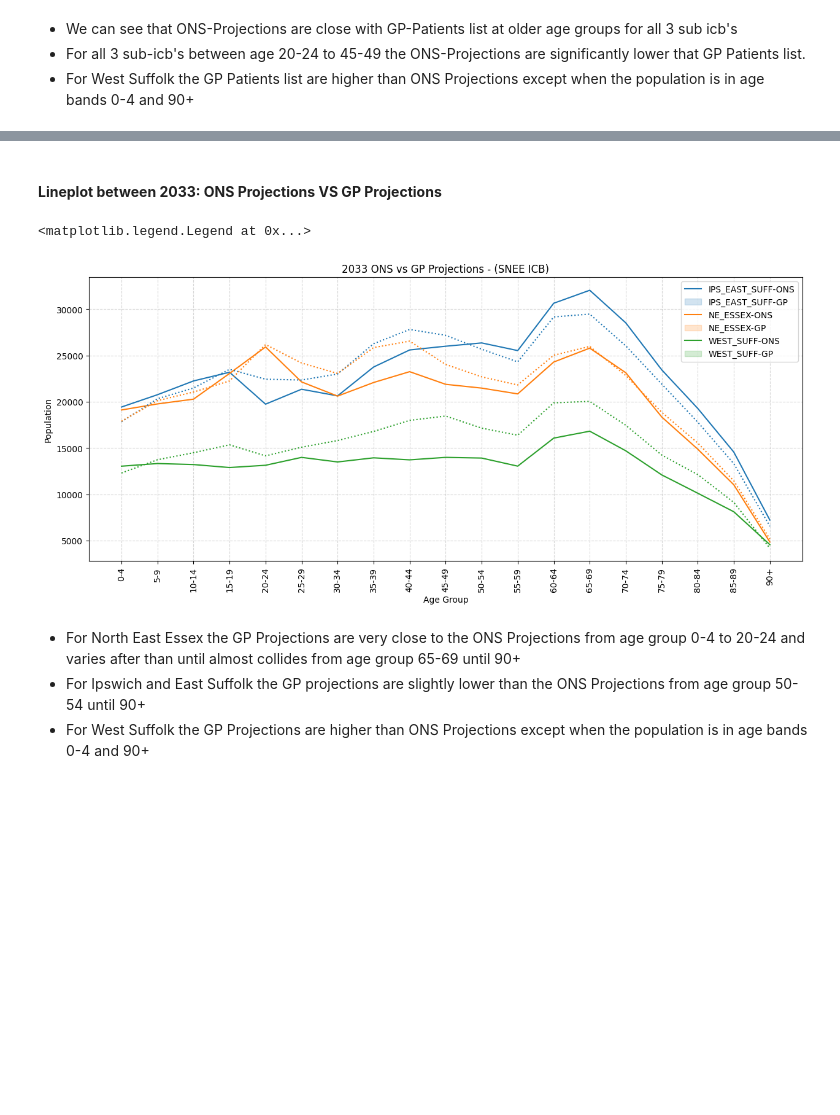
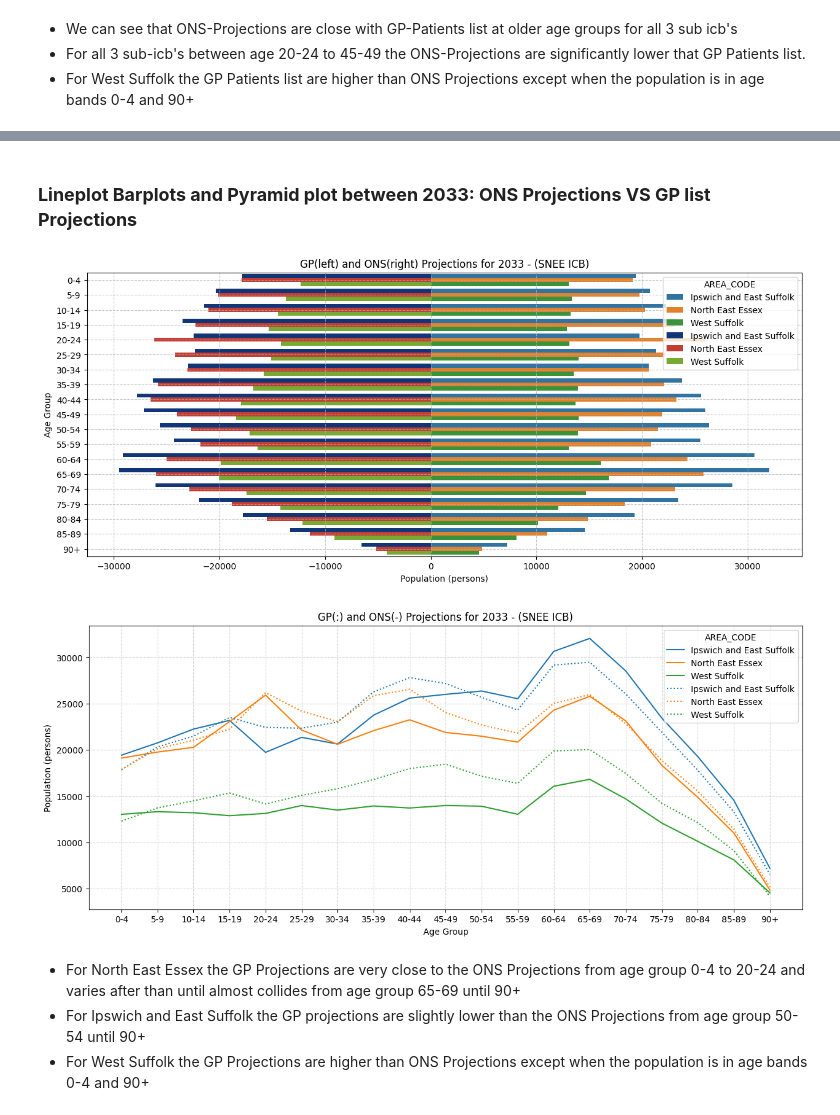
Before and after one commit to SNEE-ICS/PrimaryCareDemandAndCapacity, a Jupyter notebook: DemographicPopGrowth.ipynb, the cells around one changed output, grey strips where cells are left out. Saved outputs shown, nothing was run; the diff lists cells and outputs as text; code cells hidden in the pictures; blank space fills up the shorter version.

Commit message:
ONS and GP Projections

```diff
--- a/DemographicPopGrowth.ipynb
+++ b/DemographicPopGrowth.ipynb
@@ -208,11 +206,14 @@ snee_factors_patients_df.head()
 # %%
+#Using the Inner join to join both the dataframes
+snee_gp_projections = snee_factors_ons_projections.join(snee_gp_patients_reg['NUMBER_OF_PATIENTS'])
+
 #Select the columns we want to multiply with
-columns_to_multiply_by = snee_factors_patients_df.iloc[:, 0:21]
+columns_to_multiply_by = snee_gp_projections.iloc[:, 0:21]
 
 # Multiply the selected columns by the chosen column
-result_columns = columns_to_multiply_by.multiply(snee_factors_patients_df['NUMBER_OF_PATIENTS'], axis=0).round(2)
+result_columns = columns_to_multiply_by.multiply(snee_gp_projections['NUMBER_OF_PATIENTS'], axis=0).round(2)
 
-# Create a new DataFrame with the result columns
-snee_gp_projections = pd.concat([snee_factors_patients_df['NUMBER_OF_PATIENTS'], result_columns], axis=1)
+#Final dataframe for GP Projections SNEE
+snee_gp_projections = pd.concat([result_columns], axis=1)
 snee_gp_projections.head()
 # %% [output]
@@ -241 +230,12 @@ combined_df.head()
+# %%
+#Combining the ONS and GP dataframe such that an extra column is added with information of type of projection (this dataset will be used to plot barplots)
+snee_ons_projections['source'] = 'ONS Projection'
+snee_gp_projections['source'] = 'GP List Projection'
+combined_df_2 = pd.concat([snee_ons_projections, snee_gp_projections], axis=0)
+combined_df_2 = combined_df_2.reset_index()
+combined_df_2['Area & projection'] =  combined_df_2['AREA_CODE'] + " " +  combined_df_2['source']
+
+
+#Simply Combining the ONS and GP projections dataframe (this dataset will be used to plot lineplots and pyramids)
+combined_df = snee_ons_projections.merge(snee_gp_projections, left_index=True, right_index=True, suffixes=('-ONS_Projection','-GP_Projection'))
 # %% [markdown]
@@ -264,20 +295,29 @@ plt.legend(labels=['IPS_EAST_SUFF-ONS','IPS_EAST_SUFF-GP', 'NE_ESSEX-ONS', 'NE_E
 # %% [markdown]
-#### **Lineplot between 2033: ONS Projections VS GP Projections**
+### **Lineplot Barplots and Pyramid plot between 2033: ONS Projections VS GP list Projections**
 # %%
+#Plotting the pyramid plot
 plt.figure(figsize=(15,6))
-plt.xticks(rotation=90)
-plt.grid(True, linestyle='--', alpha=0.5)
+plt.xlabel('Population (persons)')
+plt.ylabel('Age Group')
+plt.title('GP(left) and ONS(right) Projections for 2033 - (SNEE ICB)')
+#Creating a negative 2033 GP Projection column for plotting on pyramid
+combined_df['N-2033-GP_Projection'] = -combined_df['2033-GP_Projection']
+sns.barplot(x='2033-ONS_Projection', y='AGE_GROUP_5',hue='AREA_CODE', data=combined_df)
+sns.barplot(x='N-2033-GP_Projection', y='AGE_GROUP_5',hue='AREA_CODE', data=combined_df, palette=colors)
+plt.grid(True, linestyle='--', alpha=0.7)
+
+
+#Plotting the lineplot
+plt.figure(figsize=(15,6))
 plt.xlabel('Age Group')
-plt.ylabel('Population')
-plt.title('2033 ONS vs GP Projections - (SNEE ICB)')
-
+plt.ylabel('Population (persons)')
+plt.title('GP(:) and ONS(-) Projections for 2033 - (SNEE ICB)')
 sns.lineplot(data=combined_df, x='AGE_GROUP_5', y='2033-ONS_Projection', hue='AREA_CODE')
 sns.lineplot(data=combined_df, x='AGE_GROUP_5', y='2033-GP_Projection', hue='AREA_CODE', linestyle=':')
-
-plt.legend(labels=['IPS_EAST_SUFF-ONS','IPS_EAST_SUFF-GP', 'NE_ESSEX-ONS', 'NE_ESSEX-GP', 'WEST_SUFF-ONS', 'WEST_SUFF-GP'])
+plt.grid(True, linestyle='--', alpha=0.5)
 # %% [output]
-<matplotlib.legend.Legend at 0x...>
-[figure, old version]
+[figure, new version]
+[figure, added]
 # %% [markdown]
 * For North East Essex the GP Projections are very close to the ONS Projections from age group 0-4 to 20-24 and varies after than until almost collides from age group 65-69 until 90+
 * For Ipswich and East Suffolk the GP projections are slightly lower than the ONS Projections from age group 50-54 until 90+
```
Also changed, not shown: parts of 27 cells of this notebook.
